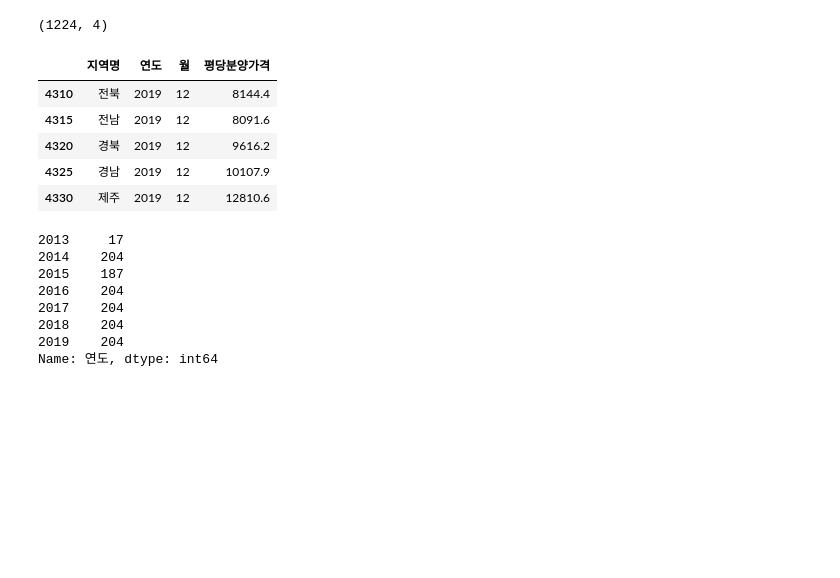
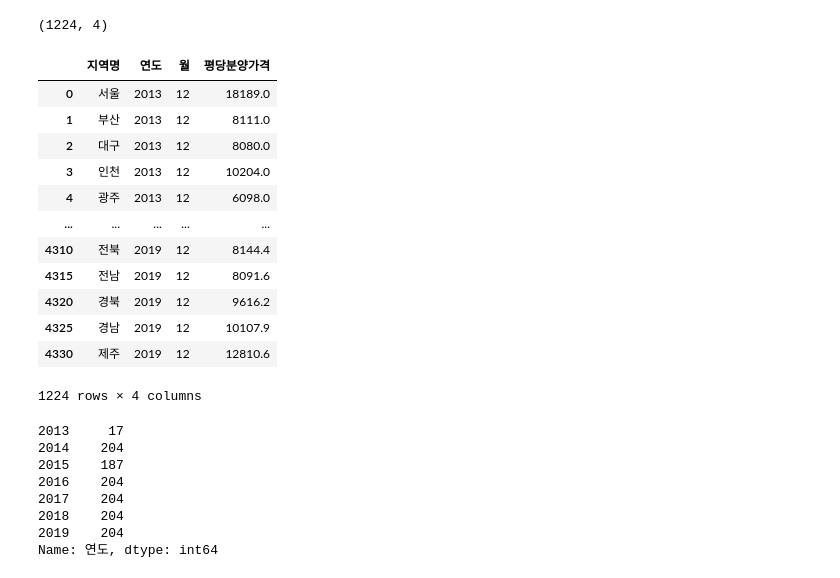
Before and after one commit to corazzon/open-data-analysis-basic, a Jupyter notebook: 01-apt-price-output.ipynb, the cells around one changed output. Saved outputs shown, nothing was run; the diff lists cells and outputs as text; code cells hidden in the pictures; blank space fills up the shorter version.

```diff
--- a/01-apt-price-output.ipynb
+++ b/01-apt-price-output.ipynb
@@ -1000,14 +1015,21 @@ df.shape
 # %%
 # 제대로 합쳐졌는지 미리보기를 합니다.
 
-df.tail()
+df
 # %% [output]
 |  | 지역명 | 연도 | 월 | 평당분양가격 |
+| 0 | 서울 | 2013 | 12 | 18189.0 |
+| 1 | 부산 | 2013 | 12 | 8111.0 |
+| 2 | 대구 | 2013 | 12 | 8080.0 |
+| 3 | 인천 | 2013 | 12 | 10204.0 |
+| 4 | 광주 | 2013 | 12 | 6098.0 |
+| ... | ... | ... | ... | ... |
 | 4310 | 전북 | 2019 | 12 | 8144.4 |
 | 4315 | 전남 | 2019 | 12 | 8091.6 |
 | 4320 | 경북 | 2019 | 12 | 9616.2 |
 | 4325 | 경남 | 2019 | 12 | 10107.9 |
 | 4330 | 제주 | 2019 | 12 | 12810.6 |
+1224 rows × 4 columns
 # %%
 # 연도별로 데이터가 몇개씩 있는지 value_counts를 통해 세어봅니다.
 
```
Also changed, not shown: parts of 8 cells of this notebook.
